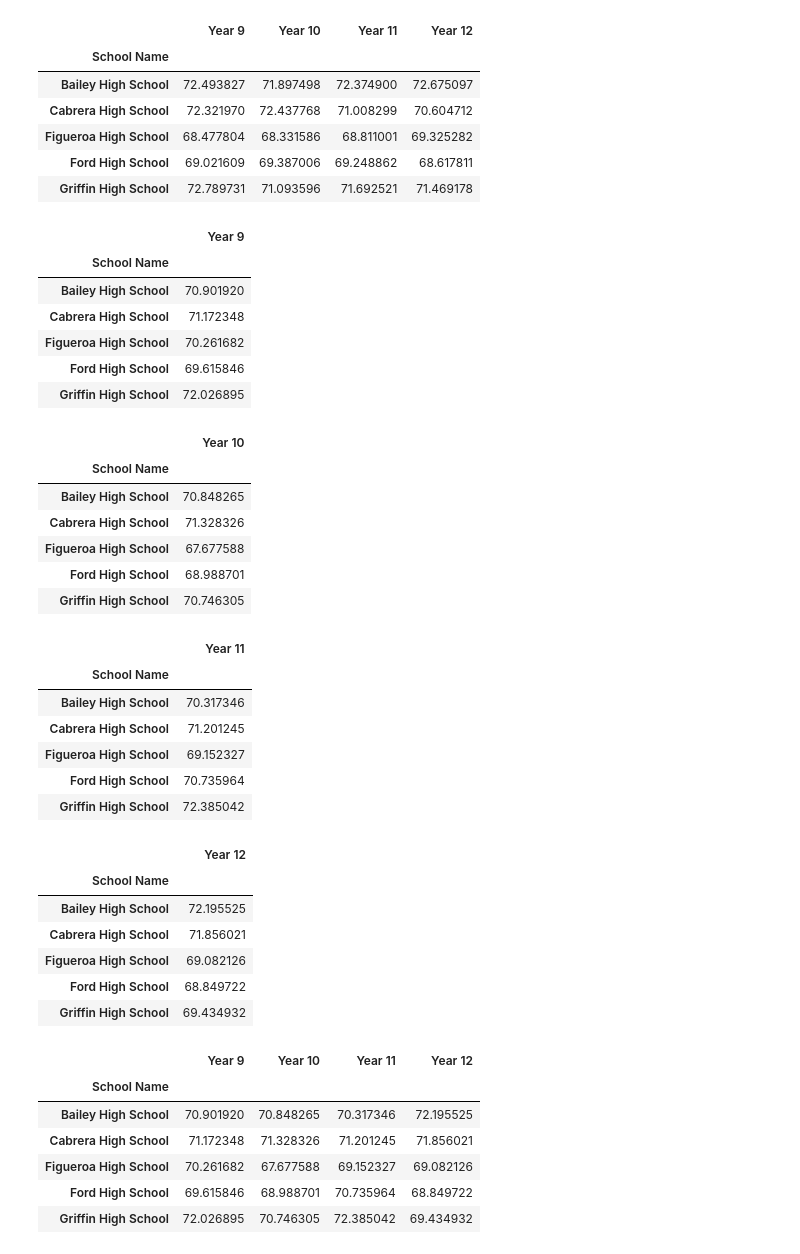
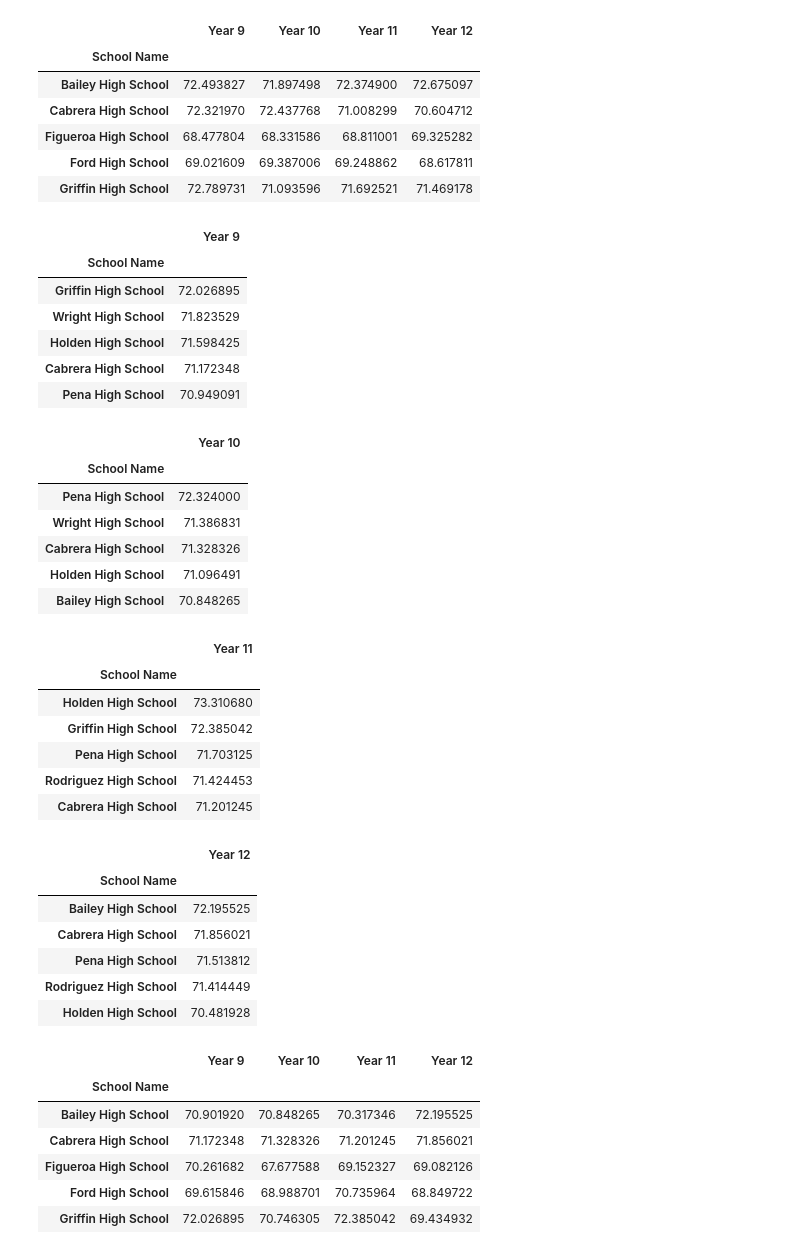
Before and after one commit to rajivwick/pandas-challenge, a Jupyter notebook: PyCitySchools/PyCitySchool.ipynb, the cells around one changed output. Cells and saved outputs as stored; diff of their text form; code cells hidden in the pictures.

```diff
--- a/PyCitySchools/PyCitySchool.ipynb
+++ b/PyCitySchools/PyCitySchool.ipynb
@@ -279,60 +298,60 @@ read9 = pd.DataFrame(school_data_complete.loc[school_data_complete["year"] == 9,
                                                                   ["School Name", "Reading Score"]])
 read9 = pd.DataFrame(read9.groupby("School Name").mean())
 read9["Year 9"] = read9["Reading Score"]
-read9 = read9[["Year 9"]]
+read9 = read9[["Year 9"]].sort_values("Year 9", ascending=False)
 read9.head()
 # %% [output]
 |  | Year 9 |
 | School Name |  |
-| Bailey High School | 70.901920 |
+| Griffin High School | 72.026895 |
+| Wright High School | 71.823529 |
+| Holden High School | 71.598425 |
 | Cabrera High School | 71.172348 |
-| Figueroa High School | 70.261682 |
-| Ford High School | 69.615846 |
-| Griffin High School | 72.026895 |
+| Pena High School | 70.949091 |
 # %%
 read10 = pd.DataFrame(school_data_complete.loc[school_data_complete["year"] == 10,
                                                                    ["School Name", "Reading Score"]])
 read10 = pd.DataFrame(read10.groupby("School Name").mean())
 read10["Year 10"] = read10["Reading Score"]
-read10 = read10[["Year 10"]]
+read10 = read10[["Year 10"]].sort_values("Year 10", ascending=False)
 read10.head()
 # %% [output]
 |  | Year 10 |
 | School Name |  |
+| Pena High School | 72.324000 |
+| Wright High School | 71.386831 |
+| Cabrera High School | 71.328326 |
+| Holden High School | 71.096491 |
 | Bailey High School | 70.848265 |
-| Cabrera High School | 71.328326 |
-| Figueroa High School | 67.677588 |
-| Ford High School | 68.988701 |
-| Griffin High School | 70.746305 |
 # %%
 read11 = pd.DataFrame(school_data_complete.loc[school_data_complete["year"] == 11,
                                                                    ["School Name", "Reading Score"]])
 read11 = pd.DataFrame(read11.groupby("School Name").mean())
 read11["Year 11"] = read11["Reading Score"]
-read11 = read11[["Year 11"]]
+read11 = read11[["Year 11"]].sort_values("Year 11", ascending=False)
 read11.head()
 # %% [output]
 |  | Year 11 |
 | School Name |  |
-| Bailey High School | 70.317346 |
+| Holden High School | 73.310680 |
+| Griffin High School | 72.385042 |
+| Pena High School | 71.703125 |
+| Rodriguez High School | 71.424453 |
 | Cabrera High School | 71.201245 |
-| Figueroa High School | 69.152327 |
-| Ford High School | 70.735964 |
-| Griffin High School | 72.385042 |
 # %%
 read12 = pd.DataFrame(school_data_complete.loc[school_data_complete["year"] == 12,
                                                                    ["School Name", "Reading Score"]]
                      ).groupby("School Name").mean()
 read12["Year 12"] = read12["Reading Score"]
-read12 = read12[["Year 12"]]
+read12 = read12[["Year 12"]].sort_values("Year 12", ascending=False)
 read12.head()
 # %% [output]
 |  | Year 12 |
 | School Name |  |
 | Bailey High School | 72.195525 |
 | Cabrera High School | 71.856021 |
-| Figueroa High School | 69.082126 |
-| Ford High School | 68.849722 |
-| Griffin High School | 69.434932 |
+| Pena High School | 71.513812 |
+| Rodriguez High School | 71.414449 |
+| Holden High School | 70.481928 |
 # %%
 readAveByYear = pd.merge(read9, read10, on="School Name").merge(read11, on="School Name").merge(read12, on="School Name")
```
Also changed, not shown: parts of 12 cells of this notebook.
